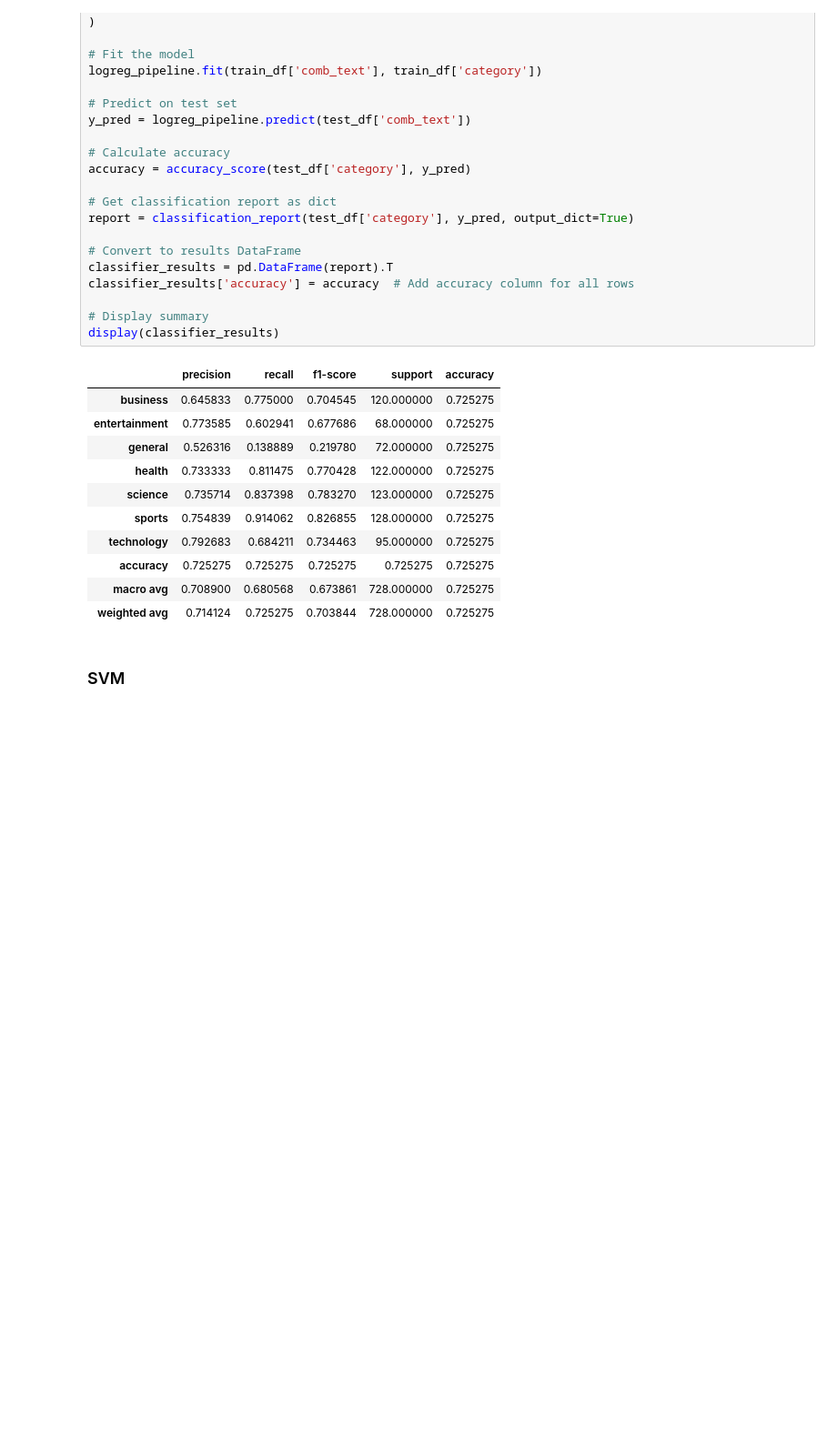
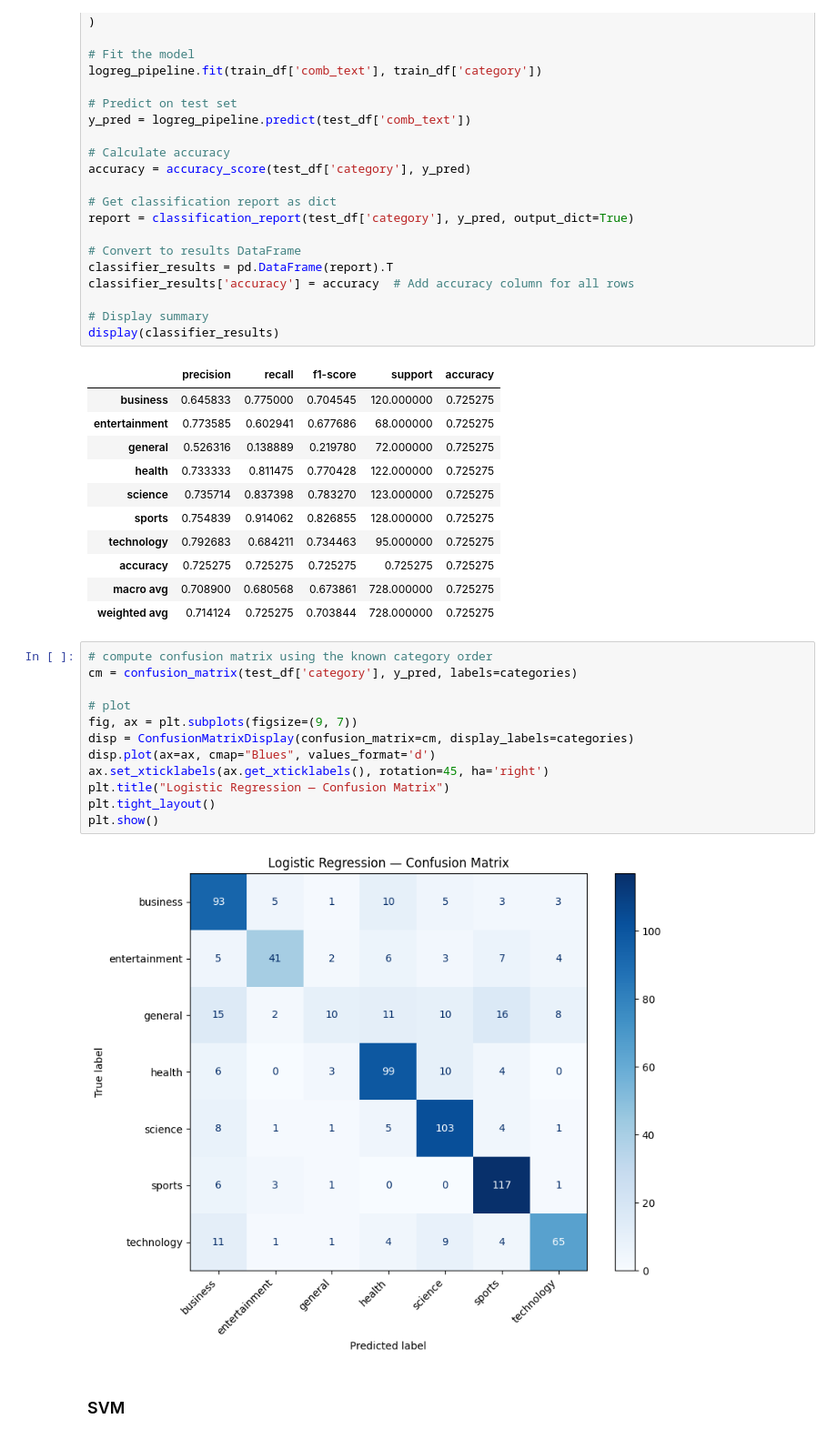
Before and after one commit to mitosisgg/ADS509_FinalProject, a Jupyter notebook: ADS_509_Final_Team_Project.ipynb, the cells around one changed output. Shown at 91% size. Drawn from its saved outputs; the diff is of its cells as text; blank space fills up the shorter version.

Commit message:
merged SVM, NB, LSA, and NMF into single notebook. added confusion matrixes to classifiers

```diff
--- a/ADS_509_Final_Team_Project.ipynb
+++ b/ADS_509_Final_Team_Project.ipynb
@@ -727,6 +727,20 @@ display(classifier_results)
 | accuracy | 0.725275 | 0.725275 | 0.725275 | 0.725275 | 0.725275 |
 | macro avg | 0.708900 | 0.680568 | 0.673861 | 728.000000 | 0.725275 |
 | weighted avg | 0.714124 | 0.725275 | 0.703844 | 728.000000 | 0.725275 |
+# %%
+# compute confusion matrix using the known category order
+cm = confusion_matrix(test_df['category'], y_pred, labels=categories)
+
+# plot
+fig, ax = plt.subplots(figsize=(9, 7))
+disp = ConfusionMatrixDisplay(confusion_matrix=cm, display_labels=categories)
+disp.plot(ax=ax, cmap="Blues", values_format='d')
+ax.set_xticklabels(ax.get_xticklabels(), rotation=45, ha='right')
+plt.title("Logistic Regression — Confusion Matrix")
+plt.tight_layout()
+plt.show()
+# %% [output]
+[figure, added]
 # %% [markdown]
 ### SVM
 # %%
```
Also changed, not shown: parts of 14 cells of this notebook.
